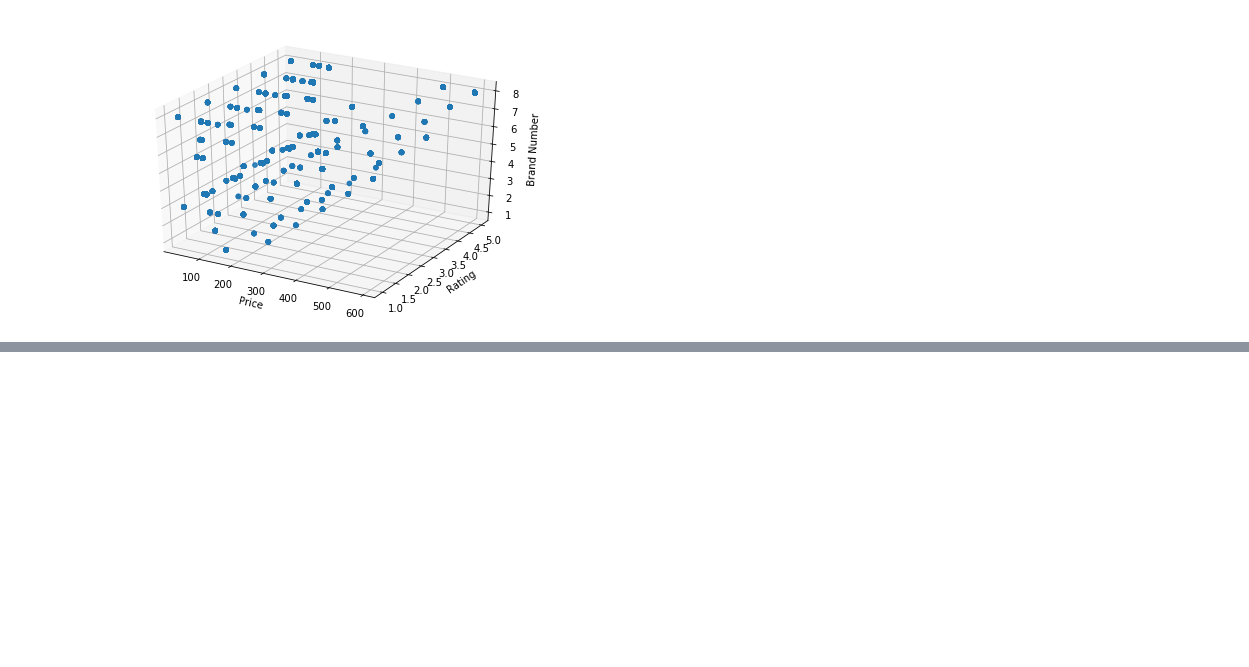
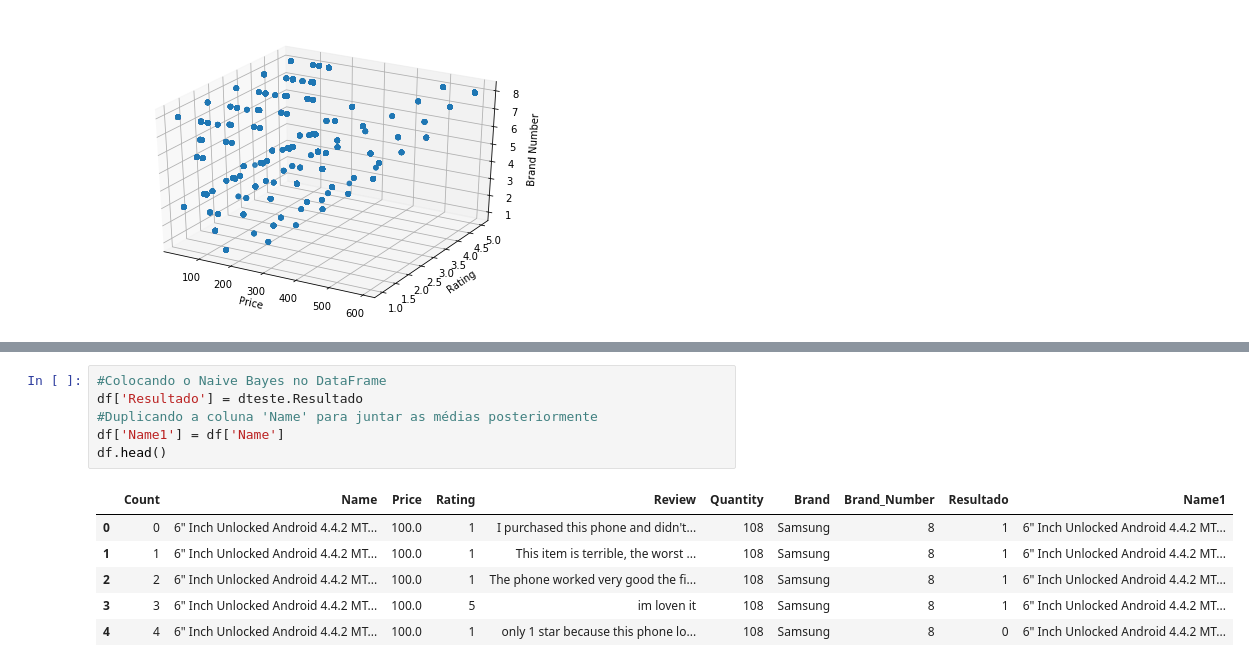
Before and after one commit to HeMatita/Projeto3Dados-, a Jupyter notebook: Projeto 3 .ipynb, the cells around one changed output, grey strips where cells are left out. Drawn from its saved outputs; the diff is of its cells as text; blank space fills up the shorter version.

```diff
--- a/Projeto 3 .ipynb
+++ b/Projeto 3 .ipynb
@@ -40,0 +58,13 @@ df.plot.scatter(x = 'Price', y = 'Rating')
+# %%
+#Colocando o Naive Bayes no DataFrame
+df['Resultado'] = dteste.Resultado
+#Duplicando a coluna 'Name' para juntar as médias posteriormente
+df['Name1'] = df['Name']
+df.head()
+# %% [output]
+|  | Count | Name | Price | Rating | Review | Quantity | Brand | Brand_Number | Resultado | Name1 |
+| 0 | 0 | 6" Inch Unlocked Android 4.4.2 MT... | 100.0 | 1 | I purchased this phone and didn't... | 108 | Samsung | 8 | 1 | 6" Inch Unlocked Android 4.4.2 MT... |
+| 1 | 1 | 6" Inch Unlocked Android 4.4.2 MT... | 100.0 | 1 | This item is terrible, the worst ... | 108 | Samsung | 8 | 1 | 6" Inch Unlocked Android 4.4.2 MT... |
+| 2 | 2 | 6" Inch Unlocked Android 4.4.2 MT... | 100.0 | 1 | The phone worked very good the fi... | 108 | Samsung | 8 | 1 | 6" Inch Unlocked Android 4.4.2 MT... |
+| 3 | 3 | 6" Inch Unlocked Android 4.4.2 MT... | 100.0 | 5 | im loven it | 108 | Samsung | 8 | 1 | 6" Inch Unlocked Android 4.4.2 MT... |
+| 4 | 4 | 6" Inch Unlocked Android 4.4.2 MT... | 100.0 | 1 | only 1 star because this phone lo... | 108 | Samsung | 8 | 0 | 6" Inch Unlocked Android 4.4.2 MT... |
```
Also changed, not shown: parts of 9 cells of this notebook.
